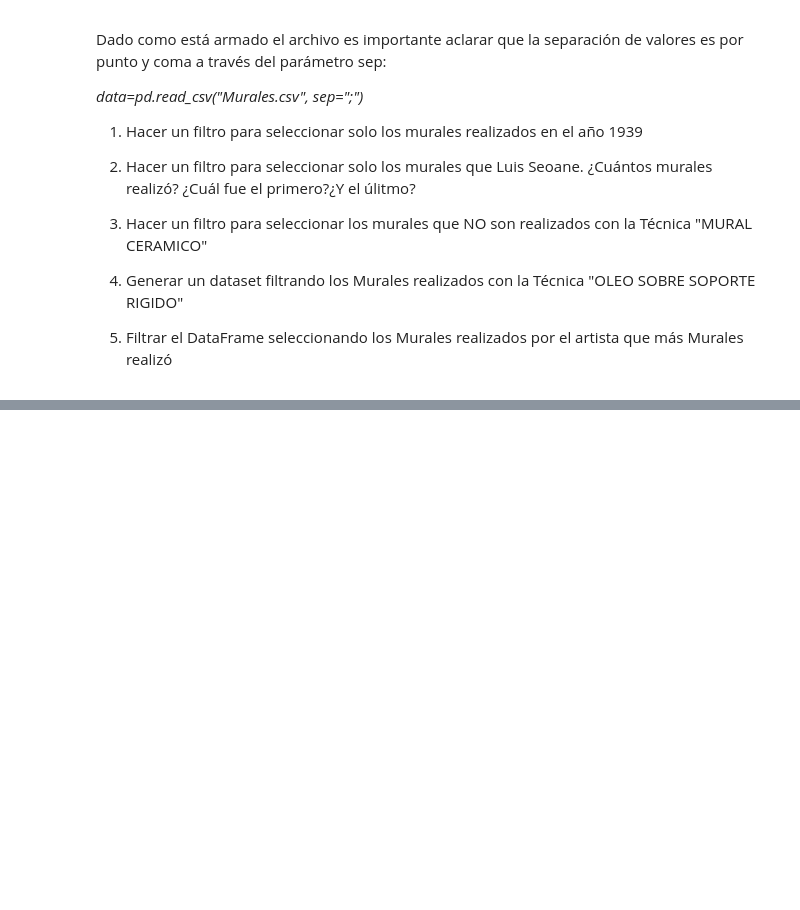
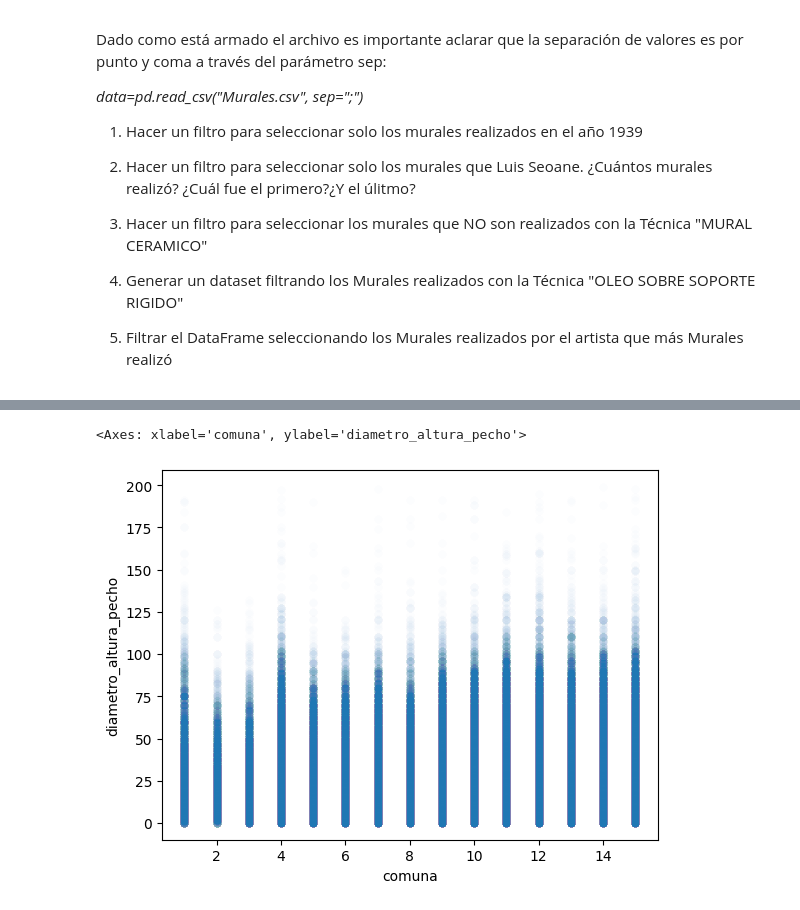
Before and after one commit to IonatanPerez/Aprender_Programando_2023, a Jupyter notebook: Compartido/PorrasFederico/FPDesafios.ipynb, the cells around one changed output, grey strips where cells are left out. Drawn from its saved outputs; the diff is of its cells as text; code cells hidden in the pictures; blank space fills up the shorter version.

```diff
--- a/Compartido/PorrasFederico/FPDesafios.ipynb
+++ b/Compartido/PorrasFederico/FPDesafios.ipynb
@@ -236,0 +272,6 @@ murales[ murales["AUTORES"] == author ]
+# %%
+# 2
+sns.scatterplot(data=data, x="comuna", y="diametro_altura_pecho", alpha=0.01)
+# %% [output]
+<Axes: xlabel='comuna', ylabel='diametro_altura_pecho'>
+[figure, added]
```
Also changed, not shown: parts of 10 cells of this notebook, 26 other files.
